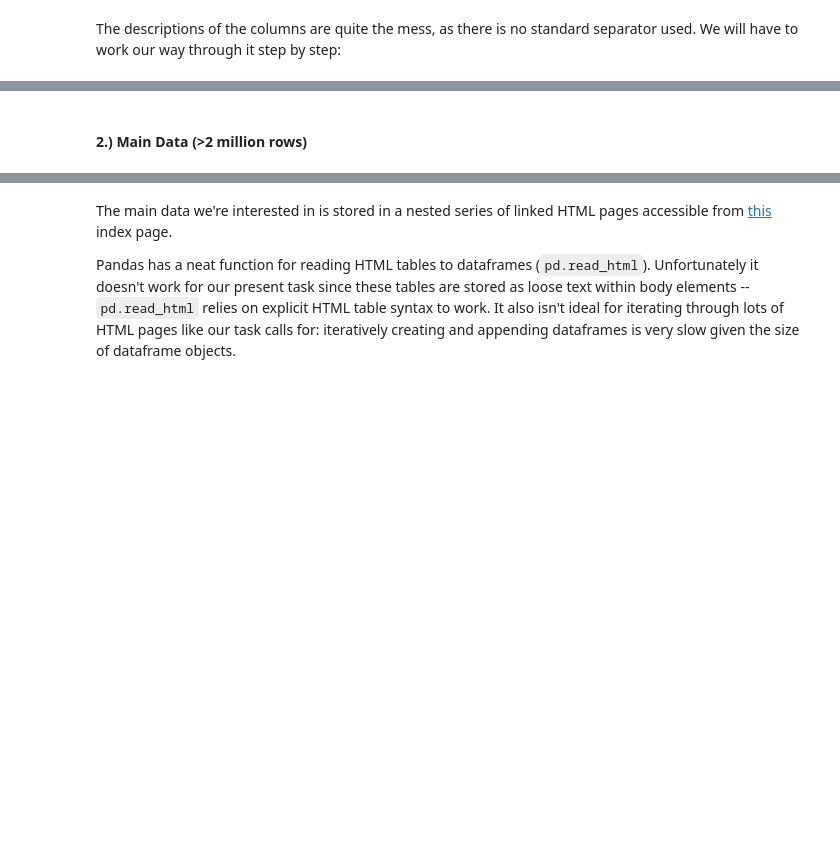
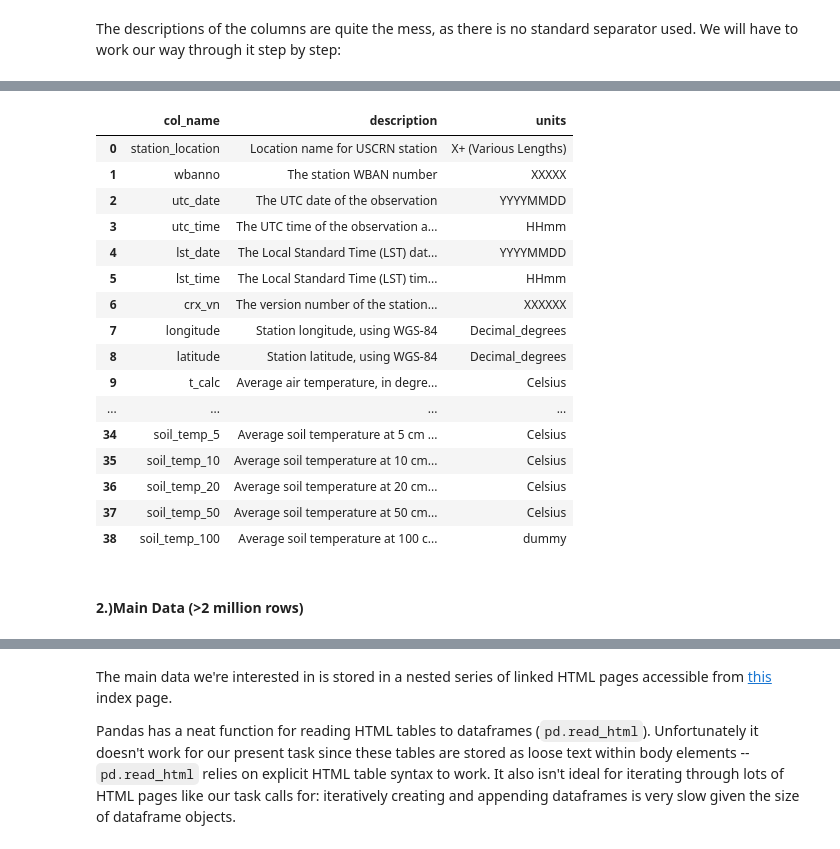
Before and after one commit to apsocarras/alaska-etl, a Jupyter notebook: notebooks/uscrn_scrape.ipynb, the cells around one changed output, grey strips where cells are left out. Cells and saved outputs as stored; diff of their text form; code cells hidden in the pictures; blank space fills up the shorter version.

Commit message:
scrape header units

```diff
--- a/notebooks/uscrn_scrape.ipynb
+++ b/notebooks/uscrn_scrape.ipynb
@@ -32,5 +34,12 @@ descrip_text
 # %% [markdown]
 The descriptions of the columns are quite the mess, as there is no standard separator used. We will have to work our way through it step by step:
 # %%
-first_split = [re.sub(r'(\([^)]*)$', r"\1)", s) for s in descrip_text.split("). ")] # add ')' back after splitting text on ').'
-no_notes = [re.sub(r' See Note [A-Z]\.',"",s) for s in first_split] # drop any references to notes
+def close_parens(s:str):
+    """uses regex to replace closing parenthesis ')' after it's removed from .split()"""
+    unclosed_paren = re.compile(r'(\([^)]*)$')
+    return re.sub(unclosed_paren, r"\1)", s)
+
+first_split = map(close_parens, descrip_text.split("). "))
+
+no_notes = [re.sub(r' See Note [A-Z]\.',"",s) for s in first_split]
+no_notes
@@ -42,9 +56,13 @@ third_set = no_notes.pop() # Note: just a string
 # %%
 def flatten(ls:list):
+  """Flattens/unnests a list of lists"""
   return list(itertools.chain.from_iterable(ls))
 
-no_notes = [re.sub(". Time is", " at", s) for s in no_notes]
+no_notes = [re.sub(". Time is", " at", s) for s in no_notes] # rephrase description so we can split on sentences
+
 first_second = flatten([s.split(". ") for s in no_notes])
 
 # Finally:
-descriptions = flatten([["Location name for USCRN station"], first_second, [third_set], last_set]) # Description added for "station_location"
+descriptions = flatten([first_second, [third_set], last_set])
+descriptions.insert(0,"Location name for USCRN station") # Description added for "station_location"
+descriptions[0:5]
@@ -65,0 +77,9 @@ header_df = pd.DataFrame(header_info)
+# %%
+url = sources['USCRN']['readme']
+response = requests.get(url)
+soup = BeautifulSoup(response.content, "html.parser")
+
+lines = [line.strip() for line in str(soup).split("\n")]
+table_idx = lines.index("Field#  Name                           Units") # 252
+table = lines[table_idx+2:table_idx+40]
+table
@@ -65,0 +104,7 @@ header_df = pd.DataFrame(header_info)
+# %%
+# Find with lookbehind
+regex = re.compile(r"(?<=\s{5})[^\s']+") # enough \s to exclude column names
+units = re.findall(regex, str(table))
+
+units.insert(0, "X+ (Various Lengths)")
+units
@@ -66,2 +129,30 @@ header_df = pd.DataFrame(header_info)
+# %%
+header_info = {
+  'col_name': columns,
+  'description': descriptions,
+  'units': units
+}
+header_df = pd.DataFrame(header_info)
+# header_df.to_csv("../data/column_descriptions.csv", index=False)
+
+header_df
+# %% [output]
+|  | col_name | description | units |
+| 0 | station_location | Location name for USCRN station | X+ (Various Lengths) |
+| 1 | wbanno | The station WBAN number | XXXXX |
+| 2 | utc_date | The UTC date of the observation | YYYYMMDD |
+| 3 | utc_time | The UTC time of the observation a... | HHmm |
+| 4 | lst_date | The Local Standard Time (LST) dat... | YYYYMMDD |
+| 5 | lst_time | The Local Standard Time (LST) tim... | HHmm |
+| 6 | crx_vn | The version number of the station... | XXXXXX |
+| 7 | longitude | Station longitude, using WGS-84 | Decimal_degrees |
+| 8 | latitude | Station latitude, using WGS-84 | Decimal_degrees |
+| 9 | t_calc | Average air temperature, in degre... | Celsius |
+| ... | ... | ... | ... |
+| 34 | soil_temp_5 | Average soil temperature at 5 cm ... | Celsius |
+| 35 | soil_temp_10 | Average soil temperature at 10 cm... | Celsius |
+| 36 | soil_temp_20 | Average soil temperature at 20 cm... | Celsius |
+| 37 | soil_temp_50 | Average soil temperature at 50 cm... | Celsius |
+| 38 | soil_temp_100 | Average soil temperature at 100 c... | dummy |
 # %% [markdown]
-#### 2.) Main Data (>2 million rows)
+#### 2.)Main Data (>2 million rows)
```
Also changed, not shown: parts of 16 cells of this notebook.
